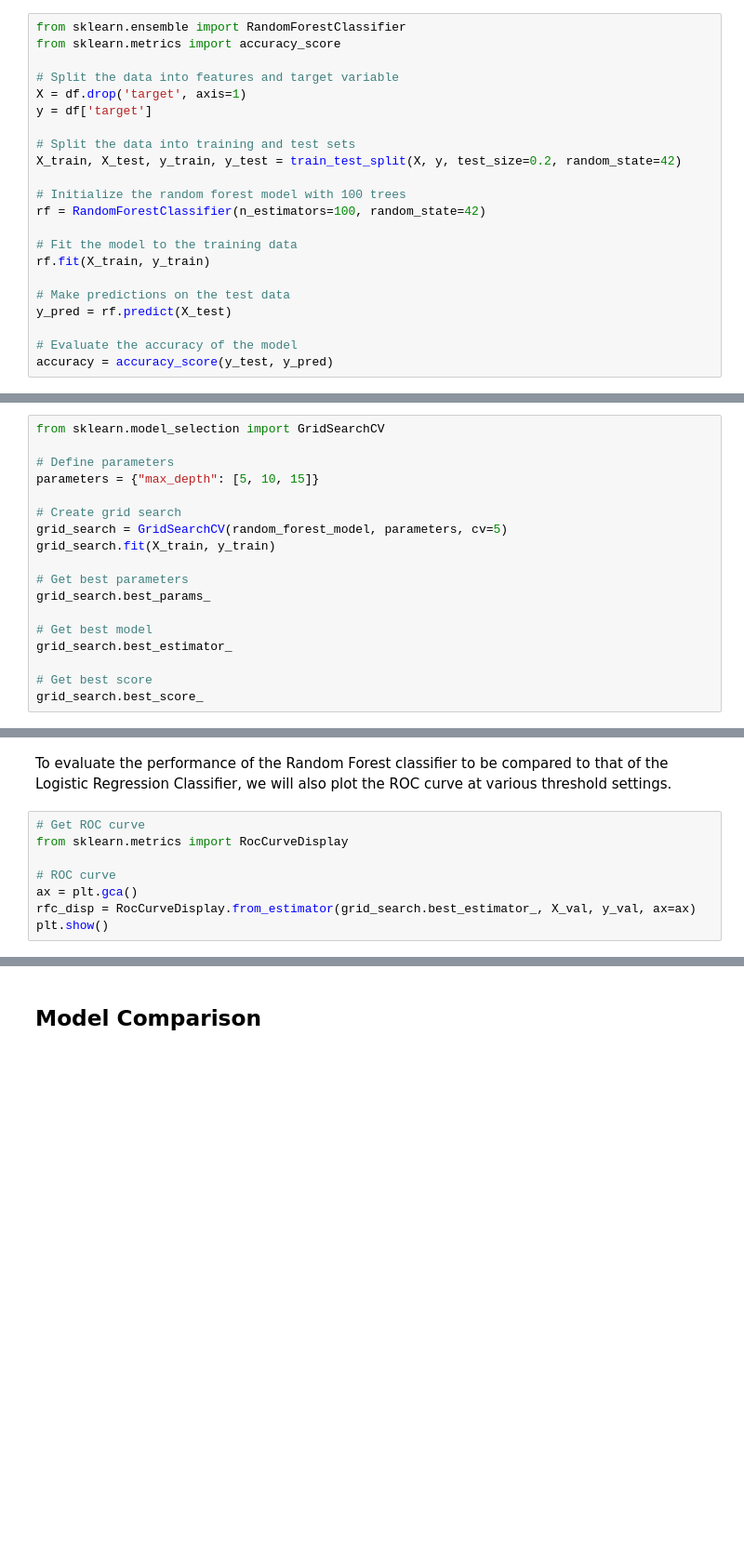
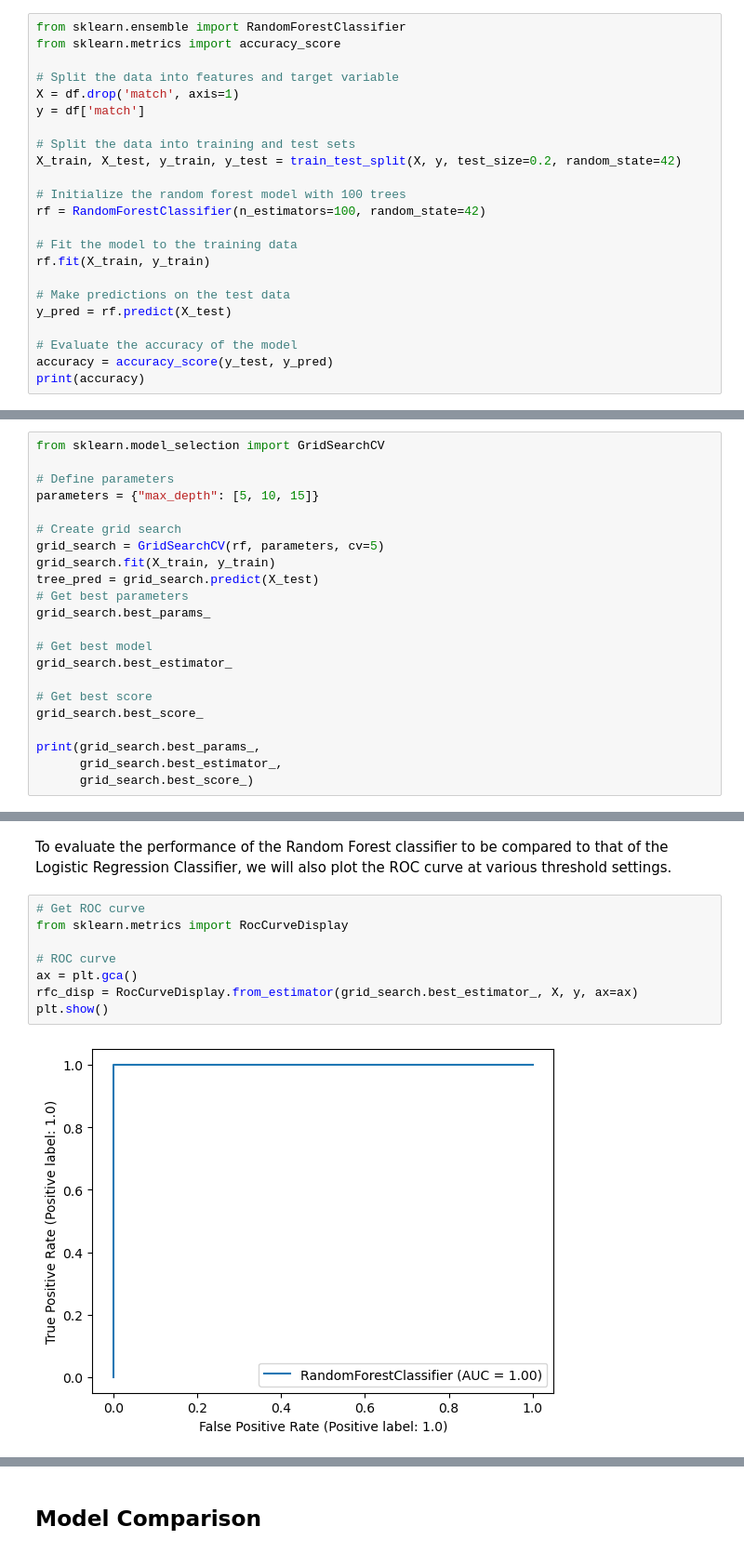
Before and after one commit to luukkass/project01, a Jupyter notebook: project01.ipynb, the cells around one changed output, grey strips where cells are left out. Shown at 93% size. Cells and saved outputs as stored; diff of their text form; blank space fills up the shorter version.

```diff
--- a/project01.ipynb
+++ b/project01.ipynb
@@ -260,8 +277,8 @@ from sklearn.ensemble import RandomForestClassifier
 from sklearn.metrics import accuracy_score
 
 # Split the data into features and target variable
-X = df.drop('target', axis=1)
-y = df['target']
+X = df.drop('match', axis=1)
+y = df['match']
 
 # Split the data into training and test sets
 X_train, X_test, y_train, y_test = train_test_split(X, y, test_size=0.2, random_state=42)
@@ -277,3 +294,4 @@ y_pred = rf.predict(X_test)
 
 # Evaluate the accuracy of the model
 accuracy = accuracy_score(y_test, y_pred)
+print(accuracy)
@@ -290,9 +310,9 @@ from sklearn.model_selection import GridSearchCV
 parameters = {"max_depth": [5, 10, 15]}
 
 # Create grid search
-grid_search = GridSearchCV(random_forest_model, parameters, cv=5)
+grid_search = GridSearchCV(rf, parameters, cv=5)
 grid_search.fit(X_train, y_train)
-
+tree_pred = grid_search.predict(X_test)
 # Get best parameters
 grid_search.best_params_
 
@@ -301,3 +321,7 @@ grid_search.best_estimator_
 
 # Get best score
 grid_search.best_score_
+
+print(grid_search.best_params_,
+      grid_search.best_estimator_,
+      grid_search.best_score_)
@@ -310,11 +336,13 @@ To evaluate the performance of the Random Forest classifier to be compared to th
 # %%
 # Get ROC curve
 from sklearn.metrics import RocCurveDisplay
 
 # ROC curve
 ax = plt.gca()
-rfc_disp = RocCurveDisplay.from_estimator(grid_search.best_estimator_, X_val, y_val, ax=ax)
+rfc_disp = RocCurveDisplay.from_estimator(grid_search.best_estimator_, X, y, ax=ax)
 plt.show()
+# %% [output]
+[figure, added]
 # %% [markdown]
 <insert explanation on the results>
 # %% [markdown]
```
Also changed, not shown: parts of 14 cells of this notebook.
